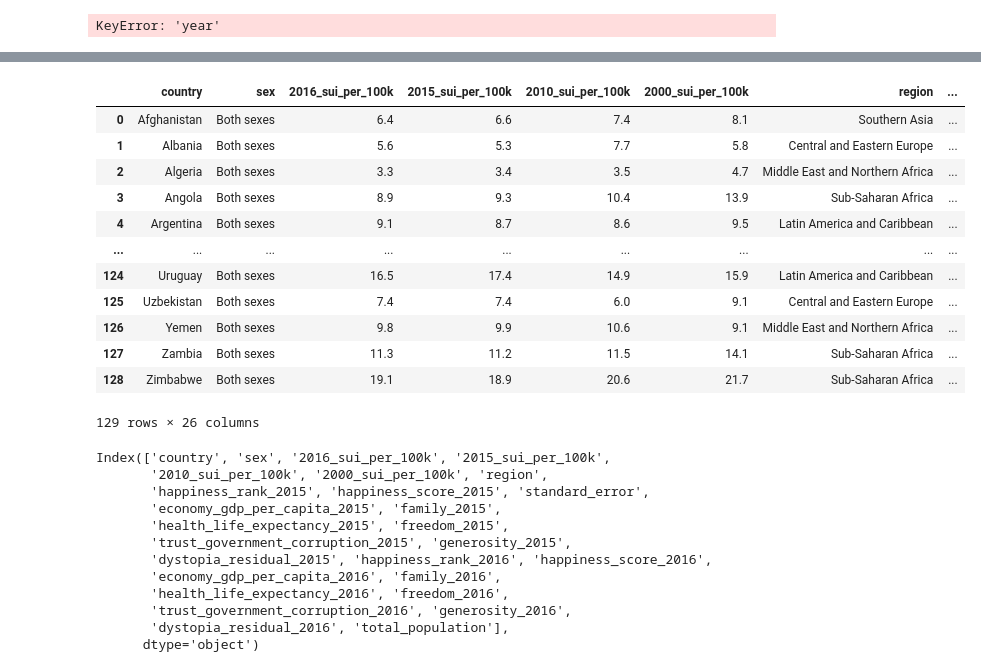
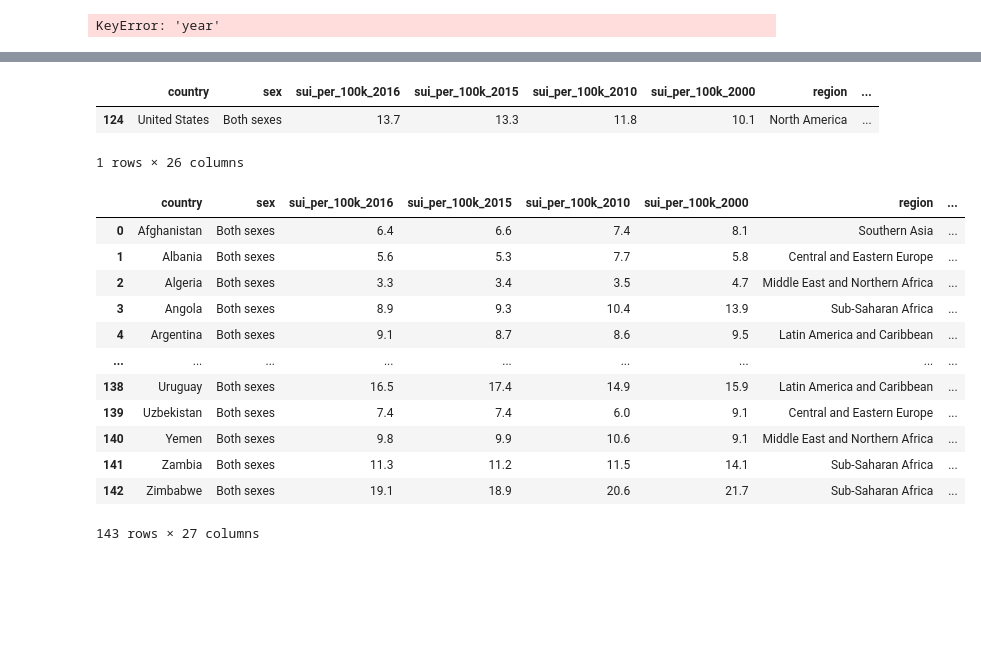
Before and after one commit to lake-walker/project_2, a Jupyter notebook: data_cleaning.ipynb, the cells around one changed output, grey strips where cells are left out. Drawn from its saved outputs; the diff is of its cells as text; code cells hidden in the pictures; blank space fills up the shorter version.

```diff
--- a/data_cleaning.ipynb
+++ b/data_cleaning.ipynb
@@ -151,43 +151,34 @@ working_data.head()
 | 3 | Angola | Both sexes | 8.9 | 9.3 | 10.4 | 13.9 | Sub-Saharan Africa | ... |
 | 4 | Argentina | Both sexes | 9.1 | 8.7 | 8.6 | 9.5 | Latin America and Caribbean | ... |
 5 rows × 26 columns
-# %%
-working_data
-# %% [output]
-|  | country | sex | 2016_sui_per_100k | 2015_sui_per_100k | 2010_sui_per_100k | 2000_sui_per_100k | region | ... |
-| 0 | Afghanistan | Both sexes | 6.4 | 6.6 | 7.4 | 8.1 | Southern Asia | ... |
-| 1 | Albania | Both sexes | 5.6 | 5.3 | 7.7 | 5.8 | Central and Eastern Europe | ... |
-| 2 | Algeria | Both sexes | 3.3 | 3.4 | 3.5 | 4.7 | Middle East and Northern Africa | ... |
-| 3 | Angola | Both sexes | 8.9 | 9.3 | 10.4 | 13.9 | Sub-Saharan Africa | ... |
-| 4 | Argentina | Both sexes | 9.1 | 8.7 | 8.6 | 9.5 | Latin America and Caribbean | ... |
-| ... | ... | ... | ... | ... | ... | ... | ... | ... |
-| 124 | Uruguay | Both sexes | 16.5 | 17.4 | 14.9 | 15.9 | Latin America and Caribbean | ... |
-| 125 | Uzbekistan | Both sexes | 7.4 | 7.4 | 6.0 | 9.1 | Central and Eastern Europe | ... |
-| 126 | Yemen | Both sexes | 9.8 | 9.9 | 10.6 | 9.1 | Middle East and Northern Africa | ... |
-| 127 | Zambia | Both sexes | 11.3 | 11.2 | 11.5 | 14.1 | Sub-Saharan Africa | ... |
-| 128 | Zimbabwe | Both sexes | 19.1 | 18.9 | 20.6 | 21.7 | Sub-Saharan Africa | ... |
-129 rows × 26 columns
+# %%
+working_data[working_data['country'] == 'United States']
+# %% [output]
+|  | country | sex | sui_per_100k_2016 | sui_per_100k_2015 | sui_per_100k_2010 | sui_per_100k_2000 | region | ... |
+| 124 | United States | Both sexes | 13.7 | 13.3 | 11.8 | 10.1 | North America | ... |
+1 rows × 26 columns
 # %%
 # merge in population
-country_data = working_data.merge(suicide_data, on = 'country')
+country_data = working_data.merge(suicide_data, on = 'country', how='left')
 country_data.columns
 
 # drop the old dumpy columns we don't need
 country_data = country_data.drop(columns = {'year','total_suicides_no','total_suicides_per_100k'})
 
-country_data.columns
+country_data
 # %% [output]
+|  | country | sex | sui_per_100k_2016 | sui_per_100k_2015 | sui_per_100k_2010 | sui_per_100k_2000 | region | ... |
+| 0 | Afghanistan | Both sexes | 6.4 | 6.6 | 7.4 | 8.1 | Southern Asia | ... |
+| 1 | Albania | Both sexes | 5.6 | 5.3 | 7.7 | 5.8 | Central and Eastern Europe | ... |
+| 2 | Algeria | Both sexes | 3.3 | 3.4 | 3.5 | 4.7 | Middle East and Northern Africa | ... |
+| 3 | Angola | Both sexes | 8.9 | 9.3 | 10.4 | 13.9 | Sub-Saharan Africa | ... |
+| 4 | Argentina | Both sexes | 9.1 | 8.7 | 8.6 | 9.5 | Latin America and Caribbean | ... |
+| ... | ... | ... | ... | ... | ... | ... | ... | ... |
+| 138 | Uruguay | Both sexes | 16.5 | 17.4 | 14.9 | 15.9 | Latin America and Caribbean | ... |
+| 139 | Uzbekistan | Both sexes | 7.4 | 7.4 | 6.0 | 9.1 | Central and Eastern Europe | ... |
+| 140 | Yemen | Both sexes | 9.8 | 9.9 | 10.6 | 9.1 | Middle East and Northern Africa | ... |
+| 141 | Zambia | Both sexes | 11.3 | 11.2 | 11.5 | 14.1 | Sub-Saharan Africa | ... |
+| 142 | Zimbabwe | Both sexes | 19.1 | 18.9 | 20.6 | 21.7 | Sub-Saharan Africa | ... |
-Index(['country', 'sex', '2016_sui_per_100k', '2015_sui_per_100k',
-       '2010_sui_per_100k', '2000_sui_per_100k', 'region',
-       'happiness_rank_2015', 'happiness_score_2015', 'standard_error',
-       'economy_gdp_per_capita_2015', 'family_2015',
-       'health_life_expectancy_2015', 'freedom_2015',
-       'trust_government_corruption_2015', 'generosity_2015',
-       'dystopia_residual_2015', 'happiness_rank_2016', 'happiness_score_2016',
-       'economy_gdp_per_capita_2016', 'family_2016',
-       'health_life_expectancy_2016', 'freedom_2016',
-       'trust_government_corruption_2016', 'generosity_2016',
-       'dystopia_residual_2016', 'total_population'],
-      dtype='object')
+143 rows × 27 columns
 # %%
 # Create new columns for total suicides and total gdp
```
Also changed, not shown: parts of 10 cells of this notebook, 5 other files.
